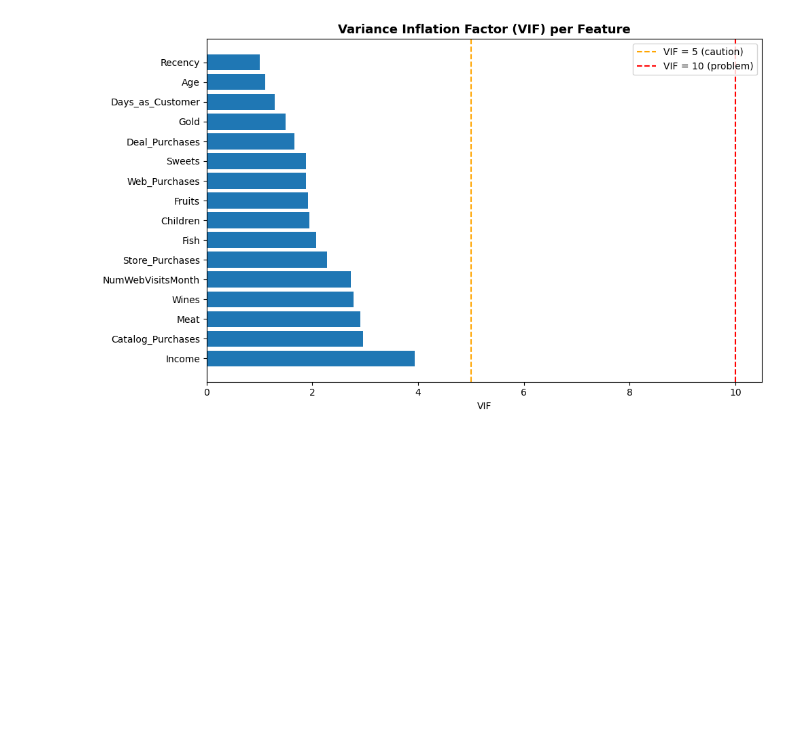
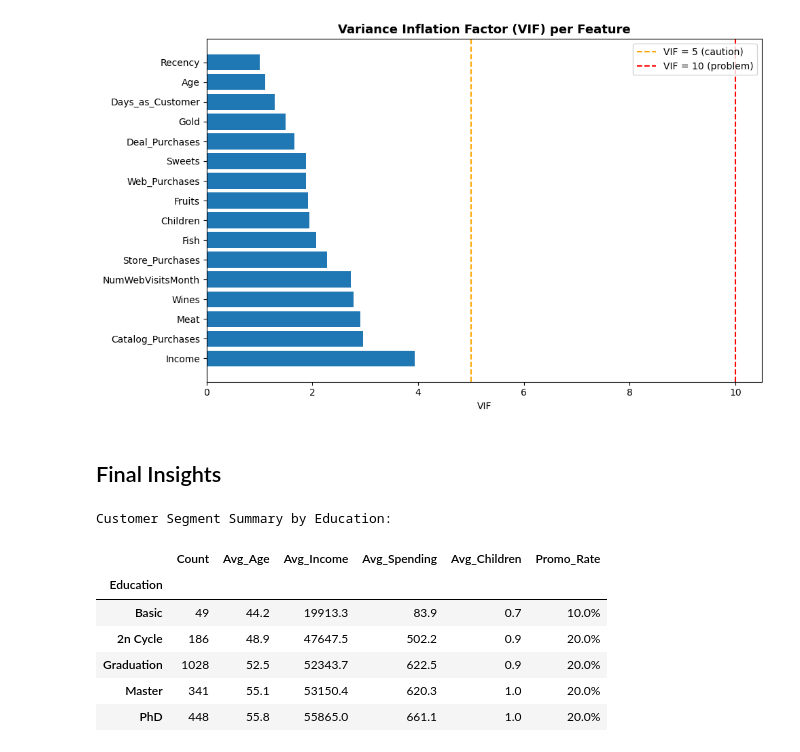
Before and after one commit to papocun/Customer-Segmentation-Project, a Jupyter notebook: Notebooks/Eda.ipynb, the cells around one changed output. Saved outputs shown, nothing was run; the diff lists cells and outputs as text; code cells hidden in the pictures; blank space fills up the shorter version.

```diff
--- a/Notebooks/Eda.ipynb
+++ b/Notebooks/Eda.ipynb
@@ -1101,3 +1101,28 @@ plt.tight_layout()
 plt.show()
 # %% [output]
 [figure]
+# %% [markdown]
+## Final Insights
+# %%
+#Customer segment summary table
+summary = df.groupby('Education').agg(
+    Count=('Age','count'),
+    Avg_Age=('Age','mean'),
+    Avg_Income=('Income','mean'),
+    Avg_Spending=('Total_Spending','mean'),
+    Avg_Children=('Children','mean'),
+    Promo_Rate=('Any_Promo_Accepted','mean')
+).round(1)
+summary['Promo_Rate'] = (summary['Promo_Rate'] * 100).round(1).astype(str) + '%'
+summary = summary.reindex(['Basic','2n Cycle','Graduation','Master','PhD'])
+print('Customer Segment Summary by Education:')
+summary
+# %% [output]
+Customer Segment Summary by Education:
+|  | Count | Avg_Age | Avg_Income | Avg_Spending | Avg_Children | Promo_Rate |
+| Education |  |  |  |  |  |  |
+| Basic | 49 | 44.2 | 19913.3 | 83.9 | 0.7 | 10.0% |
+| 2n Cycle | 186 | 48.9 | 47647.5 | 502.2 | 0.9 | 20.0% |
+| Graduation | 1028 | 52.5 | 52343.7 | 622.5 | 0.9 | 20.0% |
+| Master | 341 | 55.1 | 53150.4 | 620.3 | 1.0 | 20.0% |
+| PhD | 448 | 55.8 | 55865.0 | 661.1 | 1.0 | 20.0% |
```
Also changed, not shown: parts of 2 cells of this notebook.
